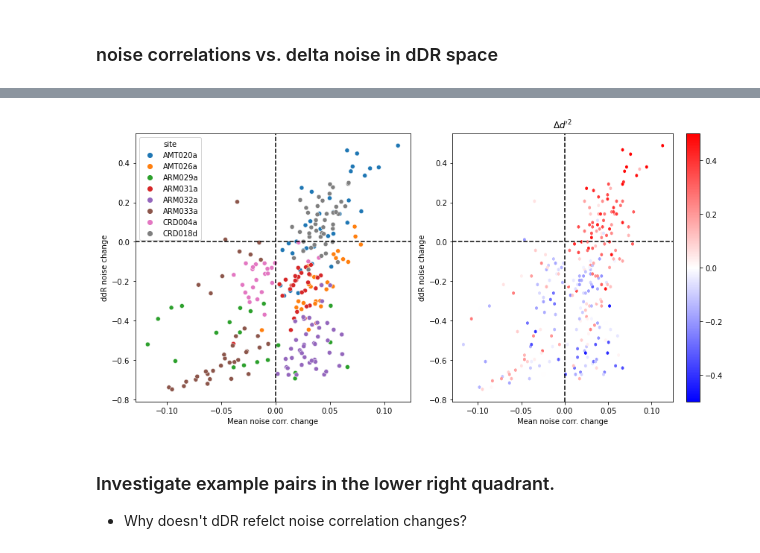
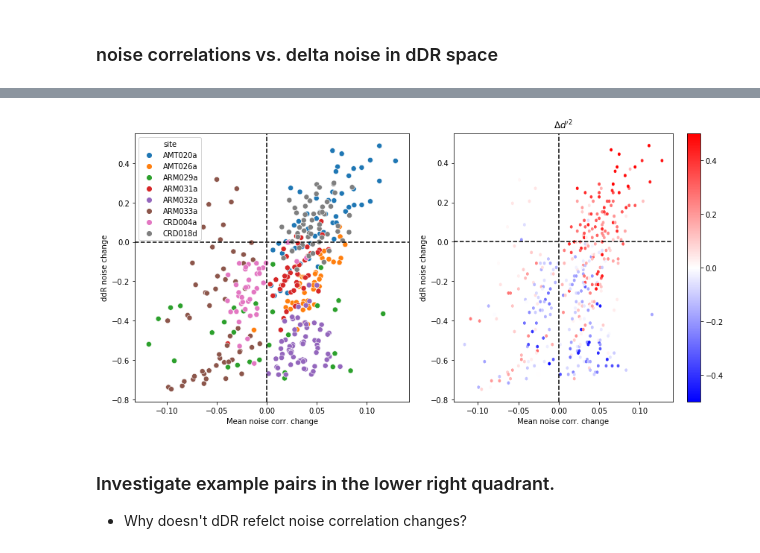
Before and after one commit to crheller/nat_pup_ms, a Jupyter notebook: test_scripts/may21_updates.ipynb, the cells around one changed output, grey strips where cells are left out. Saved outputs shown, nothing was run; the diff lists cells and outputs as text; code cells hidden in the pictures.

Commit message:
updates to notebook exploration and noise correlaiton caching stim naming

```diff
--- a/test_scripts/may21_updates.ipynb
+++ b/test_scripts/may21_updates.ipynb
@@ -36,8 +38,8 @@ sites = CPN_SITES # CPN_SITES
 rsc = rsc[rsc.site.isin(sites)]
 
 # remove nans
-na = (~rsc.bp.isna()) & (~rsc.sp.isna())
-rsc = rsc[na]
+#na = (~rsc.bp.isna()) & (~rsc.sp.isna())
+#rsc = rsc[na]
 
 # add columns for deltas
 rsc['delta_gm'] = rsc.gm_bp - rsc.gm_sp
@@ -158,3 +148,21 @@ df['delta_noise'] = (df['sp_noise_mag'] - df['bp_noise_mag']) / (df['sp_noise_ma
 [root INFO] loading pickle from /auto/users/hellerc/results/nat_pupil_ms/dprime_final/331/ARM033a/dprime_jk10_zscore_nclvz_fixtdr2-fa_TDR.pickle
 [root INFO] loading pickle from /auto/users/hellerc/results/nat_pupil_ms/dprime_final/331/CRD004a/dprime_jk10_zscore_nclvz_fixtdr2-fa_TDR.pickle
 [root INFO] loading pickle from /auto/users/hellerc/results/nat_pupil_ms/dprime_final/331/CRD018d/dprime_jk10_zscore_nclvz_fixtdr2-fa_TDR.pickle
+# %%
+# merge noise correlation results with decoding results
+# Use only the "good" noise correlations
+rsc = rscg.copy()
+df_merged = df.reset_index()
+rg = rsc.groupby(by=['stim', 'site']).mean()
+rg.reset_index(inplace=True)
+
+df_merged = df_merged.merge(rg, how='left', left_on=['epoch1', 'site'], right_on=['stim', 'site'], left_index=False, right_index=False, suffixes=('', '_s1'))
+df_merged = df_merged.merge(rg, how='left', left_on=['epoch2', 'site'], right_on=['stim', 'site'], left_index=False, right_index=False, suffixes=('', '_s2'))
+
+df['rsc_epoch1_big'] = df_merged['bp'].values
+df['rsc_epoch1_small'] = df_merged['sp'].values
+df['rsc_epoch2_big'] = df_merged['bp_s2'].values
+df['rsc_epoch2_small'] = df_merged['sp_s2'].values
+df['rsc_epoch1_delta'] = df_merged['sp'].values - df_merged['bp'].values
+df['rsc_epoch2_delta'] = df_merged['sp_s2'].values - df_merged['bp_s2'].values
+df['rsc_mean_delta'] = (df['rsc_epoch1_delta'] + df['rsc_epoch2_delta']) / 2
@@ -161,39 +189,43 @@ df['delta_noise'] = (df['sp_noise_mag'] - df['bp_noise_mag']) / (df['sp_noise_ma
 # %%
 # dDR noise change vs. mean noise correlation change
 # **only for stim pairs where both stim's noise corr. change in same direction** to avoid ambiguity
-yaxis = 'delta_noise'
+yaxis = 'delta_noise' #'beta2_mag' #'delta_noise'
 ylabel ='ddR noise change' # 'noise corr axis projection into dDR space' #'dDR noise change'
 
 if BATCH==289:
-    df = df.groupby(by='site').mean()
+    pass#df = df.groupby(by='site').mean()
 
 f, ax = plt.subplots(1, 2, figsize=(12, 6))
 mask = ((df['rsc_epoch1_delta']<0) & (df['rsc_epoch2_delta']<0)) | ((df['rsc_epoch1_delta']>0) & (df['rsc_epoch2_delta']>0))
-sns.scatterplot(x='rsc_mean_delta', y=yaxis, data=df[mask], hue='site', ax=ax[0])
+if BATCH == 289:
+    rand_sample = np.random.choice(range(df[mask].shape[0]), 1000)
+    sns.scatterplot(x='rsc_mean_delta', y=yaxis, data=df[mask].iloc[rand_sample], hue='site', ax=ax[0], **{'s':10})
+else:
+    sns.scatterplot(x='rsc_mean_delta', y=yaxis, data=df[mask], hue='site', ax=ax[0], **{'s':50})
 
 ax[0].axhline(0, linestyle='--', color='k')
 ax[0].axvline(0, linestyle='--', color='k')
 
 ax[0].set_xlabel('Mean noise corr. change')
 ax[0].set_ylabel(ylabel)
 
 df[mask].plot.hexbin(
     x='rsc_mean_delta',
     y=yaxis,
     C='delta_dprime',
     cmap='bwr',
     vmin=-0.5,
     vmax=0.5,
     ax=ax[1]
 )
 ax[1].axhline(0, linestyle='--', color='k')
 ax[1].axvline(0, linestyle='--', color='k')
 ax[1].set_xlabel('Mean noise corr. change')
 ax[1].set_ylabel(ylabel)
 ax[1].set_title(r"$\Delta d'^2$")
 f.tight_layout()
 # %% [output]
-[figure, old version]
+[figure, new version]
 # %% [markdown]
 ### Investigate example pairs in the lower right quadrant.
 * Why doesn't dDR refelct noise correlation changes?
```
Also changed, not shown: parts of 16 cells of this notebook, 2 other files.
